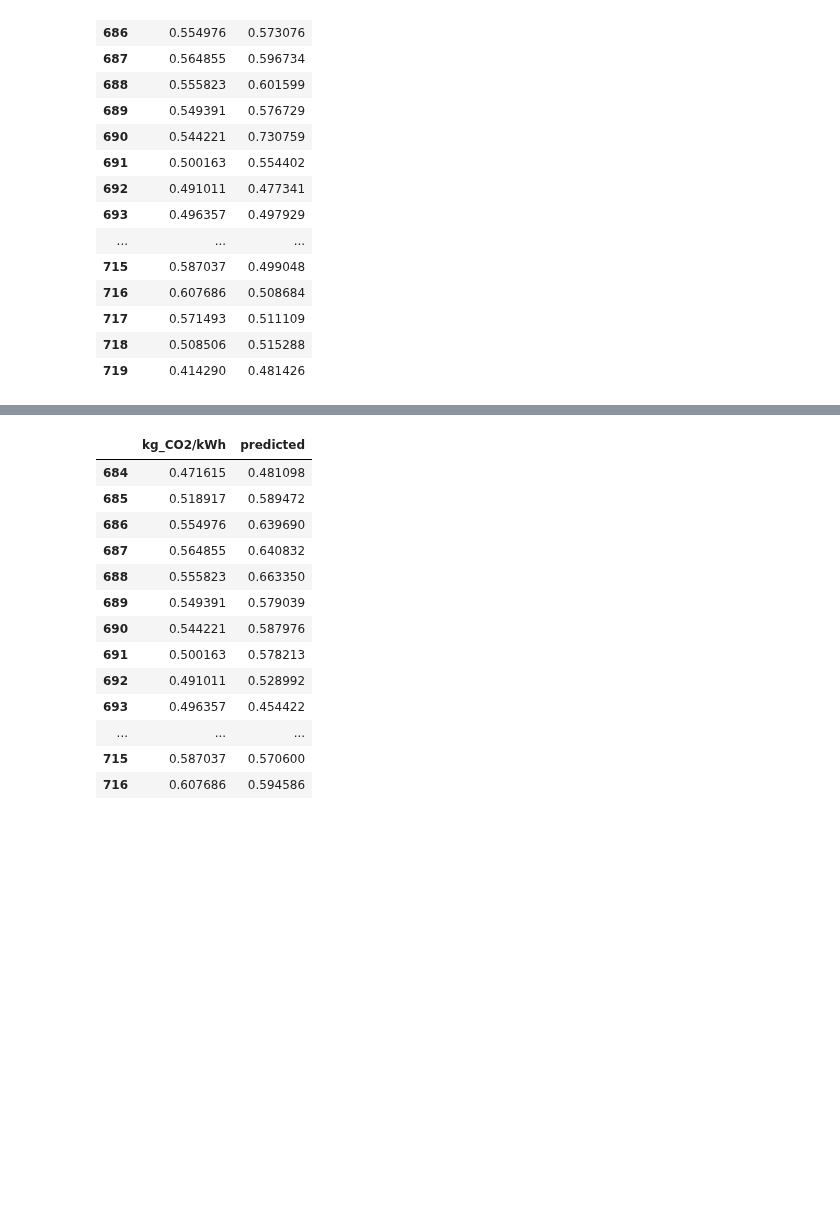
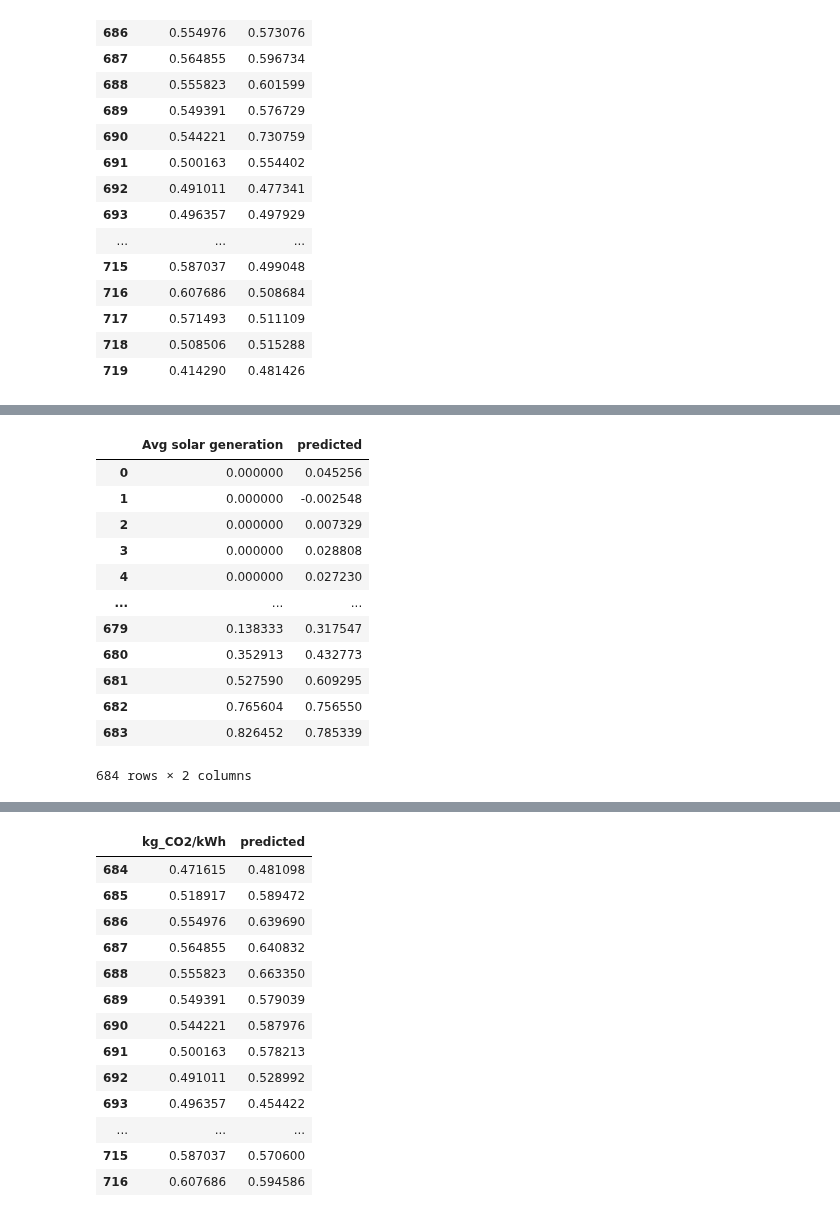
Before and after one commit to MatejPriesol/Forecasting-Carbon-Intensity-and-Solar-Generation, a Jupyter notebook: models/LinearRegression.ipynb, the cells around one changed output, grey strips where cells are left out. Saved outputs shown, nothing was run; the diff lists cells and outputs as text; code cells hidden in the pictures; blank space fills up the shorter version.

```diff
--- a/models/LinearRegression.ipynb
+++ b/models/LinearRegression.ipynb
@@ -193,0 +258,26 @@ regr.score(X_test, Y_test)
+# %%
+X = train1[independent_variables]
+Y = train1[column_to_predict]
+
+regr = linear_model.LinearRegression()
+regr.fit(X, Y)
+
+y_pred = regr.predict(X)
+results = Y.copy()
+results = results.to_frame()
+results["predicted"] = y_pred
+results
+# %% [output]
+|  | Avg solar generation | predicted |
+| 0 | 0.000000 | 0.045256 |
+| 1 | 0.000000 | -0.002548 |
+| 2 | 0.000000 | 0.007329 |
+| 3 | 0.000000 | 0.028808 |
+| 4 | 0.000000 | 0.027230 |
+| ... | ... | ... |
+| 679 | 0.138333 | 0.317547 |
+| 680 | 0.352913 | 0.432773 |
+| 681 | 0.527590 | 0.609295 |
+| 682 | 0.765604 | 0.756550 |
+| 683 | 0.826452 | 0.785339 |
+684 rows × 2 columns
```
Also changed, not shown: parts of 13 cells of this notebook.
